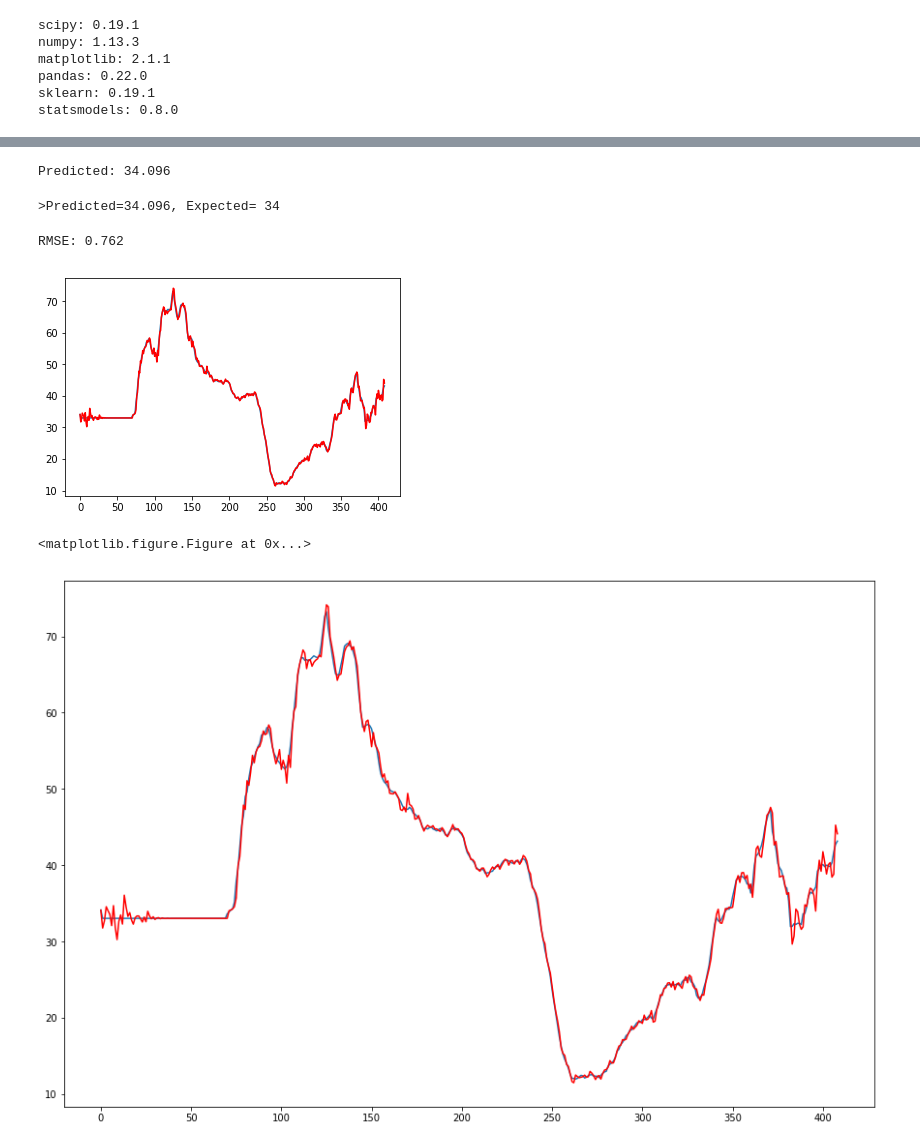
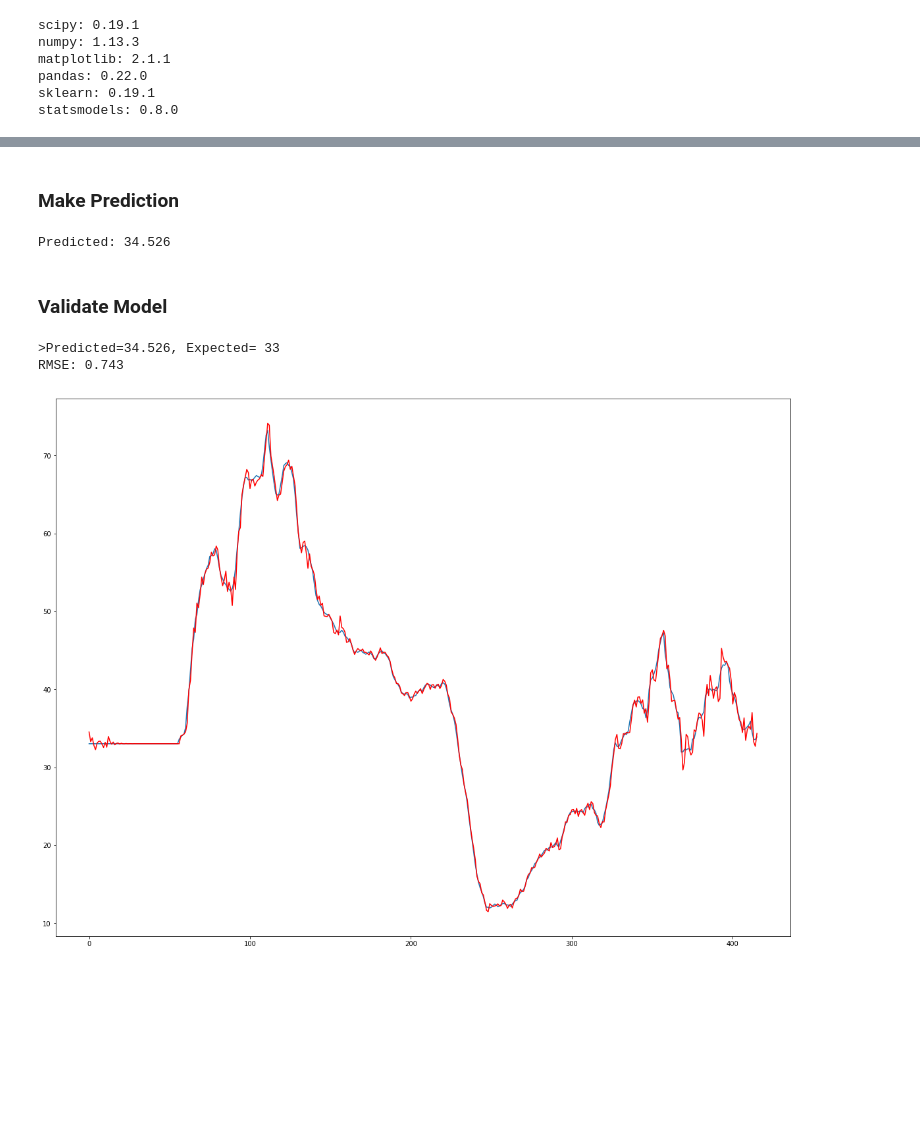
Before and after one commit to Borvornsak/PM25, a Jupyter notebook: ARIMA/Model.ipynb, the cells around one changed output, grey strips where cells are left out. Drawn from its saved outputs; the diff is of its cells as text; code cells hidden in the pictures; blank space fills up the shorter version.

Commit message:
Edit Model

```diff
--- a/ARIMA/Model.ipynb
+++ b/ARIMA/Model.ipynb
@@ -135,7 +307,9 @@ pyplot.show()
 # %%
 from pandas import Series
+from pandas import DataFrame
+from statsmodels.tsa.arima_model import ARIMA
+from matplotlib import pyplot
 from sklearn.metrics import mean_squared_error
-from statsmodels.tsa.arima_model import ARIMA
 from math import sqrt
 
 # create a differenced series
@@ -160,22 +334,33 @@ train, test = X[0:train_size], X[train_size:]
 # walk-forward validation
 history = [x for x in train]
 predictions = list()
+bias = -0.001108
 for i in range(len(test)):
 	# difference data
 	hours_in_day = 24
 	diff = difference(history, hours_in_day)
 	# predict
-	model = ARIMA(diff, order=(1,1,1))
+	model = ARIMA(diff, order=(2,0,5))
 	model_fit = model.fit(trend='nc', disp=0)
 	yhat = model_fit.forecast()[0]
-	yhat = inverse_difference(history, yhat, hours_in_day)
+	yhat = bias + inverse_difference(history, yhat, hours_in_day)
 	predictions.append(yhat)
 	# observation
 	obs = test[i]
 	history.append(obs)
-	#print('>Predicted=%.3f, Expected=%3.f' % (yhat, obs))
 # report performance
 mse = mean_squared_error(test, predictions)
 rmse = sqrt(mse)
 print('RMSE: %.3f' % rmse)
+# errors
+residuals = [test[i]-predictions[i] for i in range(len(test))]
+residuals = DataFrame(residuals)
+print(residuals.describe())
+# plot
+pyplot.figure(figsize=(15, 20))
+pyplot.subplot(211)
+residuals.hist(ax=pyplot.gca())
+pyplot.subplot(212)
+residuals.plot(kind='kde', ax=pyplot.gca())
+pyplot.show()
 # %% [output]
@@ -440,3 +418,5 @@ numpy.save('model_bias.npy', [bias])
+# %% [markdown]
+### Make Prediction
 # %%
 from pandas import Series
 from statsmodels.tsa.arima_model import ARIMAResults
@@ -454,7 +434,9 @@ yhat = float(model_fit.forecast()[0])
 yhat = bias + inverse_difference(series.values, yhat, hours_in_day)
 print('Predicted: %.3f' % yhat)
 # %% [output]
-Predicted: 34.096
+Predicted: 34.526
+# %% [markdown]
+### Validate Model
 # %%
 from pandas import Series
 from matplotlib import pyplot
@@ -490,41 +472,34 @@ bias = numpy.load('model_bias.npy')
 predictions = list()
 yhat = float(model_fit.forecast()[0])
 yhat = bias + inverse_difference(history, yhat, hours_in_day)
 predictions.append(yhat)
 history.append(y[0])
 print('>Predicted=%.3f, Expected=%3.f' % (yhat, y[0]))
 # rolling forecasts
 for i in range(1, len(y)):
     # difference data
     hours_in_day = 24
     diff = difference(history, hours_in_day)
     # predict
     model = ARIMA(diff, order=(2,0,5))
     model_fit = model.fit(trend='nc', disp=0)
     yhat = model_fit.forecast()[0]
     yhat = bias + inverse_difference(history, yhat, hours_in_day)
     predictions.append(yhat)
     # observation
     obs = y[i]
     history.append(obs)
     #print('>Predicted=%.3f, Expected=%.3f' % (yhat, obs))
 
 # report performance
 mse = mean_squared_error(y, predictions)
 rmse = sqrt(mse)
 print('RMSE: %.3f' % rmse)
+pyplot.figure(figsize=(20, 15))
 pyplot.plot(y)
 pyplot.plot(predictions, color='red')
 pyplot.show()
 # %% [output]
->Predicted=34.096, Expected= 34
+>Predicted=34.526, Expected= 33
+RMSE: 0.743
-RMSE: 0.762
-[figure, old version]
+[figure, new version]
-# %%
-pyplot.figure(figsize=(15, 10))
-pyplot.plot(y)
-pyplot.plot(predictions, color='red')
-pyplot.show()
-# %% [output]
-<matplotlib.figure.Figure at 0x...>
-[figure, removed]
```
Also changed, not shown: parts of 30 cells of this notebook, 7 other files.
